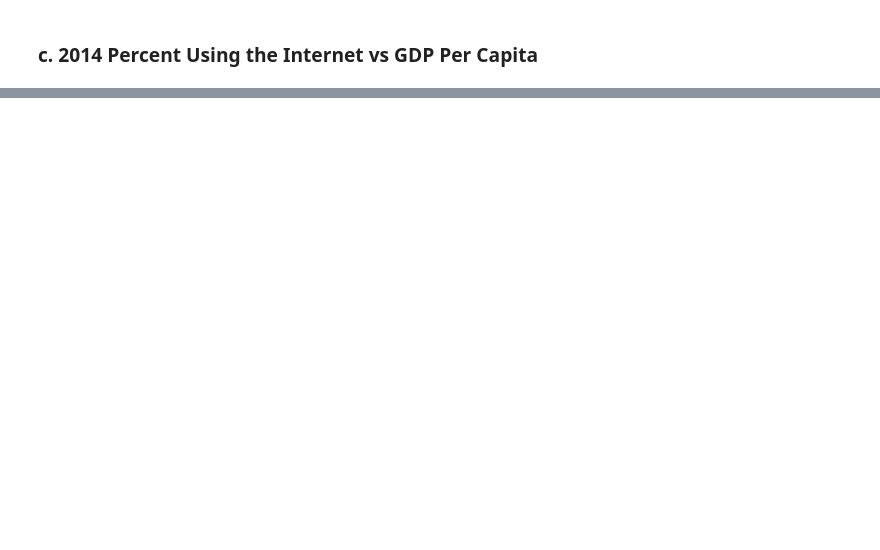
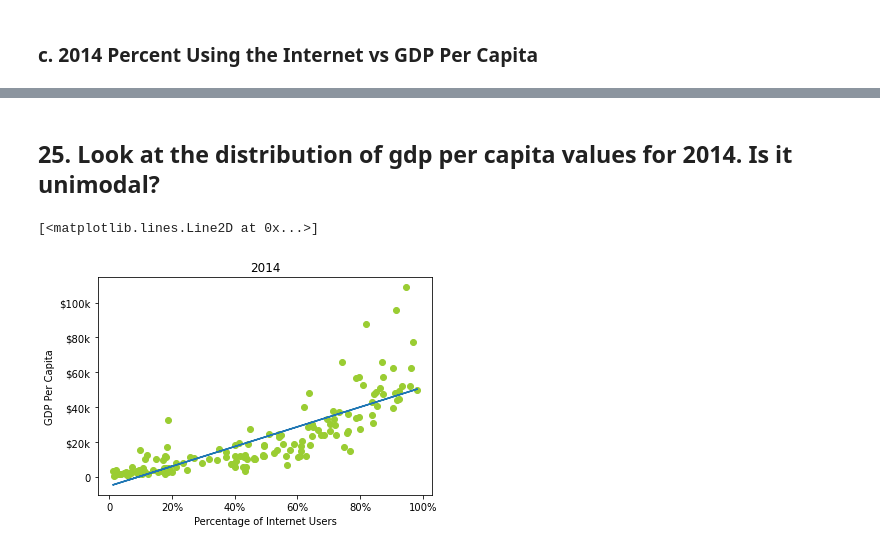
Before and after one commit to NSS-Data-Analytics-Cohort-7/gdp-and-internet-usage-HannahSolima, a Jupyter notebook: Notebook/UN Database Project.ipynb, the cells around one changed output, grey strips where cells are left out. Saved outputs shown, nothing was run; the diff lists cells and outputs as text; code cells hidden in the pictures; blank space fills up the shorter version.

```diff
--- a/Notebook/UN Database Project.ipynb
+++ b/Notebook/UN Database Project.ipynb
@@ -377,0 +463,25 @@ Bottom Country
+# %% [markdown]
+## 25. Look at the distribution of gdp per capita values for 2014. Is it unimodal?
+# %%
+plt.scatter(df_2014['Internet_Users_Pct'],df_2014['GDP_Per_Capita'], color = 'yellowgreen')
+plt.xlabel('Percentage of Internet Users')
+plt.ylabel('GDP Per Capita')
+plt.title('2014')
+
+tick_val = [0,20,40,60,80,100]
+tick_lab = ['0', '20%', '40%','60%','80%','100%']
+plt.xticks(tick_val,tick_lab)
+
+tick_val = [0,20000,40000,60000,80000,100000]
+tick_lab = ['0', '$20k', '$40k','$60k','$80k','$100k']
+plt.yticks(tick_val,tick_lab)
+
+x = np.array(df_2014['Internet_Users_Pct'])
+y = np.array(df_2014['GDP_Per_Capita'])
+
+z = np.polyfit(x, y, 1)
+p = np.poly1d(z)
+plt.plot(x, p(x))
+# %% [output]
+[<matplotlib.lines.Line2D at 0x...>]
+[figure, added]
```
Also changed, not shown: parts of 16 cells of this notebook.
